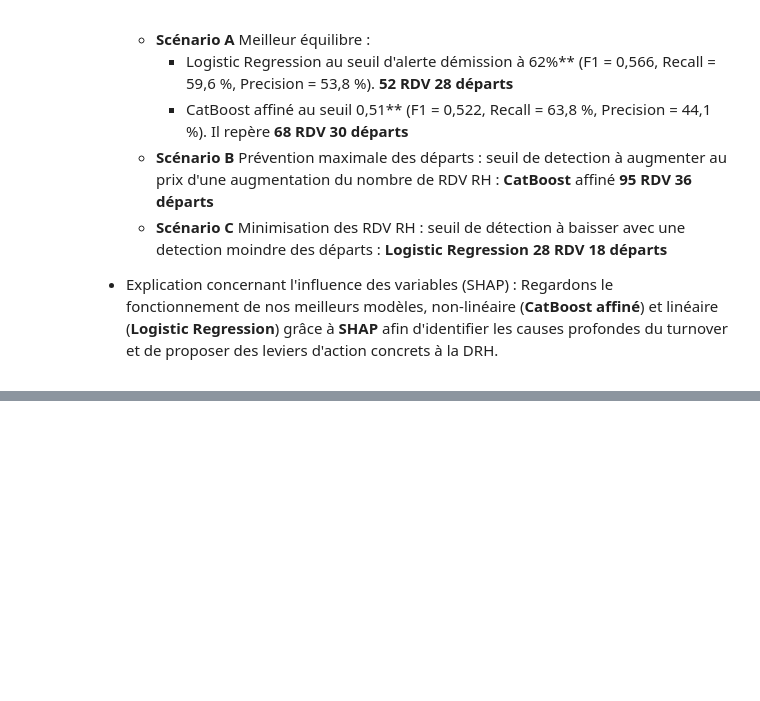
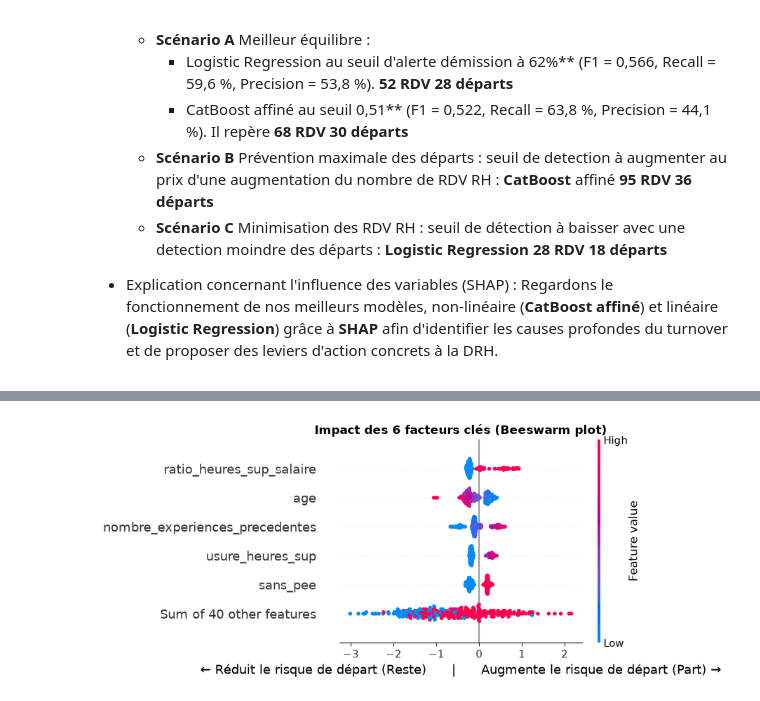
Before and after one commit to Alexis-h2/P4_OC_Classification_RH_turn_over, a Jupyter notebook: Hernandez_Alexis_1_notebook_112026.ipynb, the cells around one changed output, grey strips where cells are left out. Cells and saved outputs as stored; diff of their text form; code cells hidden in the pictures; blank space fills up the shorter version.

Commit message:
Fin importance des variables en catboost et logistic regression avec exemples salariés + markdown analyse comparative

```diff
--- a/Hernandez_Alexis_1_notebook_112026.ipynb
+++ b/Hernandez_Alexis_1_notebook_112026.ipynb
@@ -2318,0 +2329,83 @@ display(df_bc)
+# %%
+# Explication globale : Faisons ressortir les variables les plus influentes pour les salariés dans leurs démissions
+# Explication prédiction : Pourquoi le modèle prédit-il qu'un salarié précis de X_test va partir (et pourquoi un autre va rester) ?
+
+# Entraînement du modèle non linéaire affiné et calcul des valeurs SHAP et le TreeExplainer pour CatBoost (arbres), KernelExplainer ecarté car adapté aux modèles sans arbres
+cat_final = CatBoostClassifier(
+    auto_class_weights="Balanced",
+    depth=4,
+    l2_leaf_reg=8,
+    iterations=200,
+    learning_rate=0.05,
+    verbose=0,
+    random_state=42,
+    allow_writing_files=False,
+)
+cat_final.fit(X_train, y_train)
+
+explainer = shap.TreeExplainer(cat_final)
+shap_values = explainer(X_test)
+
+# Importance globale moyenne (Bar plot - Top 6)
+plt.figure(figsize=(10, 4.5))
+shap.plots.bar(shap_values, max_display=6, show=False)
+plt.title("Top 6 des facteurs d'influence sur le turnover (Importance globale SHAP)", fontweight="bold")
+plt.xlabel("Poids moyen du facteur dans la décision du modèle")
+plt.tight_layout()
+plt.show()
+
+# Impact directionnel (Beeswarm plot - Top 6)
+plt.figure(figsize=(10, 5))
+shap.plots.beeswarm(shap_values, max_display=6, show=False)
+plt.title("Impact des 6 facteurs clés (Beeswarm plot)", fontweight="bold")
+plt.xlabel("← Réduit le risque de départ (Reste)      |      Augmente le risque de départ (Part) →")
+plt.tight_layout()
+plt.show()
+
+# Comparaison de 3 méthodes d'importance globale (SHAP vs Permutation vs Native CatBoost)
+imp_shap = pd.Series(np.abs(shap_values.values).mean(axis=0), index=X_test.columns)
+
+perm_res = permutation_importance(
+    cat_final, X_test, y_test, scoring="average_precision", n_repeats=15, random_state=42, n_jobs=-2
+)
+imp_perm = pd.Series(perm_res.importances_mean, index=X_test.columns)
+
+imp_native = pd.Series(cat_final.get_feature_importance(), index=X_test.columns)
+
+df_comp_imp = pd.DataFrame({
+    "SHAP (%)": (imp_shap / imp_shap.sum() * 100),
+    "Permutation PR-AUC (%)": (imp_perm.clip(lower=0) / imp_perm.clip(lower=0).sum() * 100),
+    "Native CatBoost (%)": (imp_native / imp_native.sum() * 100),
+}).sort_values("SHAP (%)", ascending=False).head(6).round(1)
+
+# display(df_comp_imp) # Version chiffrée si besoin
+
+ax = df_comp_imp.iloc[::-1].plot(kind="barh", figsize=(10, 5), width=0.75)
+ax.set_title("Comparaison des méthodes d'importance globale (Top 6 SHAP vs Permutation vs Native)", fontweight="bold")
+ax.set_xlabel("Part d'importance relative (%)")
+ax.grid(axis="x", alpha=0.3)
+plt.tight_layout()
+plt.show()
+
+# Interactions non-linéaires (SHAP scatter plot avec argument color)
+fig, axes = plt.subplots(1, 2, figsize=(13, 4.8))
+
+shap.plots.scatter(
+    shap_values[:, "ratio_heures_sup_salaire"],
+    color=shap_values[:, "age"],
+    ax=axes[0],
+    show=False,
+)
+axes[0].set_title("Effet de ratio_heures_sup_salaire (coloré par âge)", fontweight="bold")
+
+shap.plots.scatter(
+    shap_values[:, "age"],
+    color=shap_values[:, "ratio_heures_sup_salaire"],
+    ax=axes[1],
+    show=False,
+)
+axes[1].set_title("Effet de l'âge (coloré par ratio_heures_sup_salaire)", fontweight="bold")
+
+plt.tight_layout()
+plt.show()
+# %% [output]
@@ -2318,0 +2413 @@ display(df_bc)
+[figure, added]
```
Also changed, not shown: parts of 11 cells of this notebook, 3 other files.
